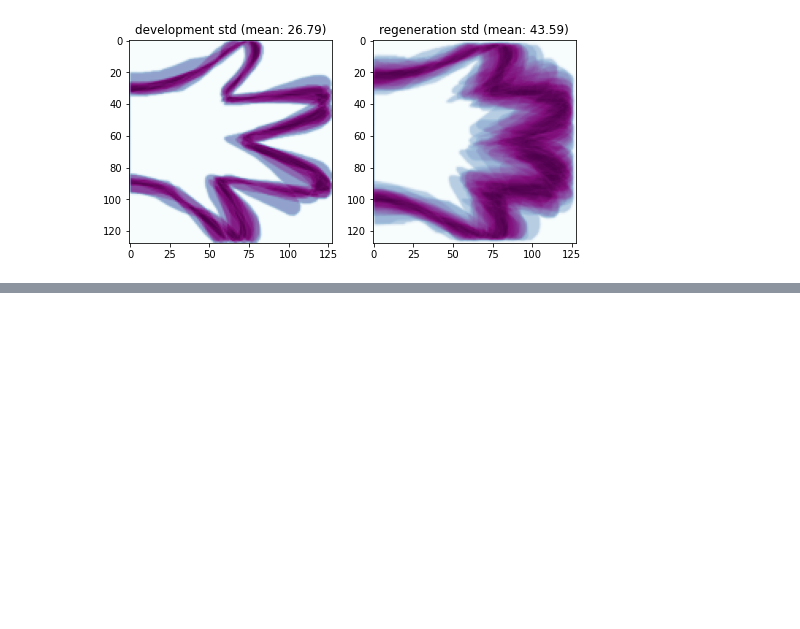
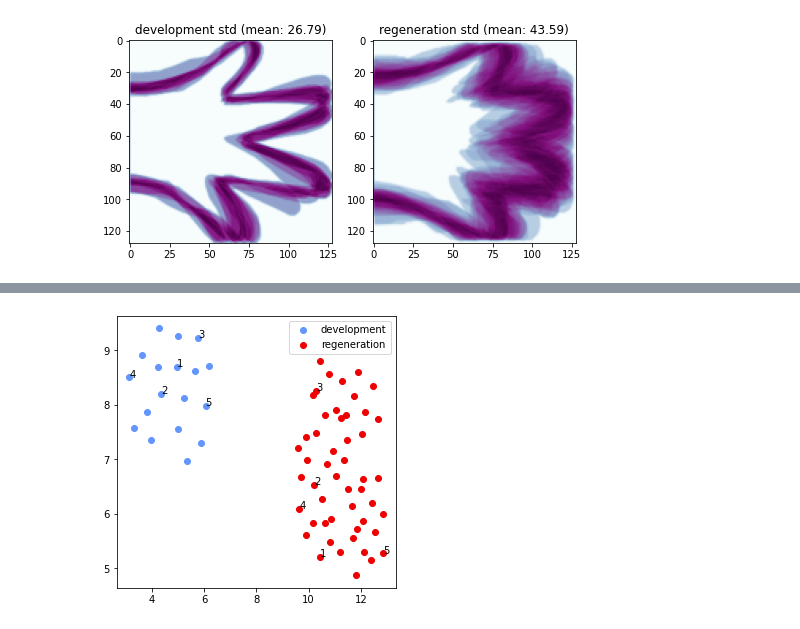
Before and after one commit to Nanguage/Regeneration, a Jupyter notebook: notebooks/comparative_analysis.ipynb, the cells around one changed output, grey strips where cells are left out. Cells and saved outputs as stored; diff of their text form; code cells hidden in the pictures; blank space fills up the shorter version.

```diff
--- a/notebooks/mean_image.ipynb
+++ b/notebooks/comparative_analysis.ipynb
@@ -84,0 +132,41 @@ for row, sample in enumerate(samples):
+# %%
+import torch
+from torchvision.models import resnet18
+import torch.nn as nn
+
+model = resnet18(pretrained=True)
+model.fc = nn.Identity()  # replace fully connected layer with identity function
+
+def embedding_img(img):
+    img_ = np.stack([img, img, img])
+    img_ = img_.astype(np.float32)
+    img_ = torch.from_numpy(img_)
+    img_ = torch.unsqueeze(img_, 0)
+    return model(img_).detach().numpy().reshape(-1)
+# %%
+# embedding all images
+embeddings = {}
+for sample in samples:
+    embeddings[sample] = []
+    for img in images[sample]:
+        embeddings[sample].append(embedding_img(img))
+# %%
+# reduce dimension of embeddings using UMAP
+import umap.umap_ as umap
+reducer = umap.UMAP(n_components=2, random_state=42)
+embedding_2d = {}
+for sample in samples:
+    embedding_2d[sample] = reducer.fit_transform(embeddings[sample])
+# %%
+# draw scatter plot
+fig, ax = plt.subplots(1, 1, figsize=(5, 5))
+for sample in samples:
+    ax.scatter(embedding_2d[sample][:, 0], embedding_2d[sample][:, 1], label=sample)
+ax.legend()
+# mark first 5 images on each sample, with NO of images
+for sample in samples:
+    for i in range(5):
+        ax.annotate(f"{i+1}", (embedding_2d[sample][i, 0], embedding_2d[sample][i, 1]))
+fig.savefig("../figs/embedding_2d_development&regeneration.pdf")
+# %% [output]
+[figure, added]
```
Also changed, not shown: parts of 14 cells of this notebook, 8 other files.
